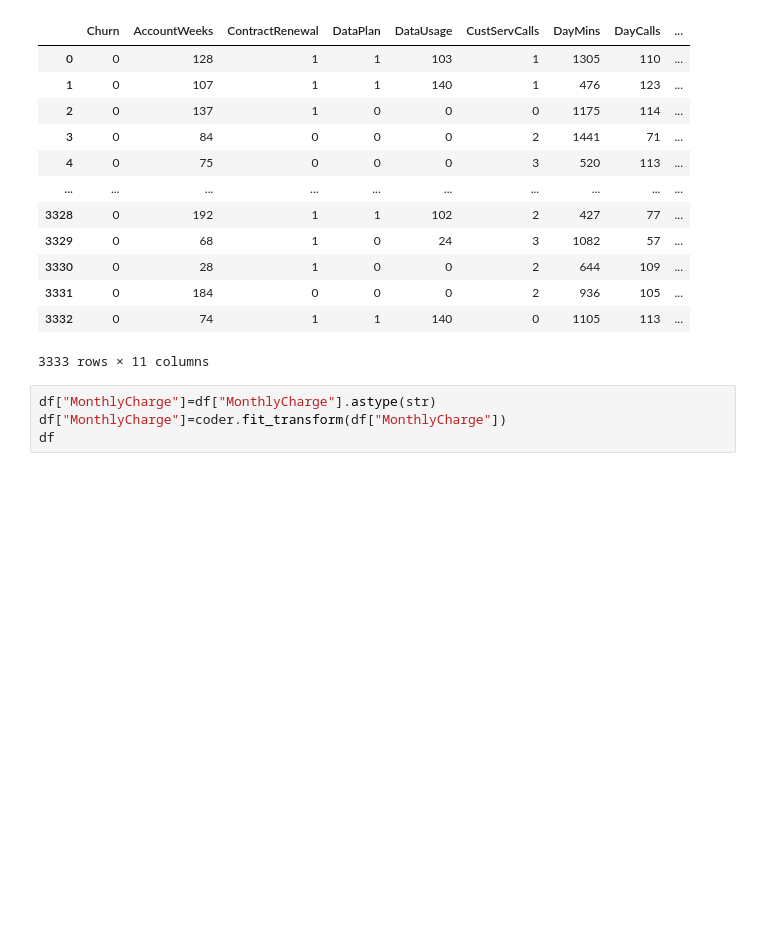
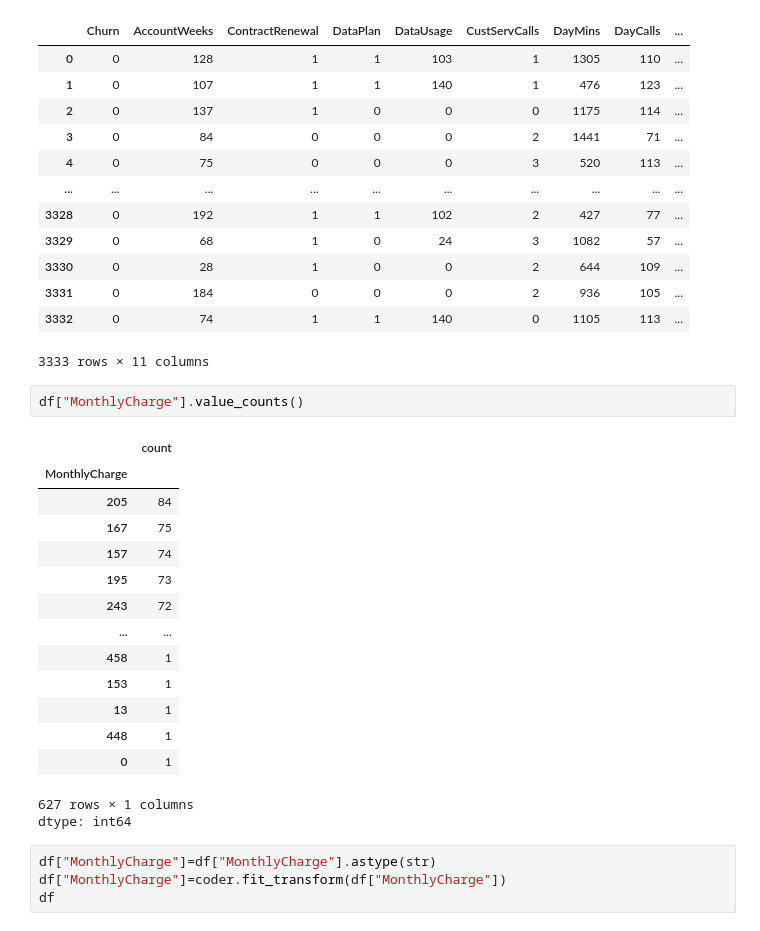
Before and after one commit to ZohaAsghar/Customer-Churn, a Jupyter notebook: customer_churn.ipynb, the cells around one changed output. Drawn from its saved outputs; the diff is of its cells as text; blank space fills up the shorter version.

```diff
--- a/customer_churn.ipynb
+++ b/customer_churn.ipynb
@@ -166,6 +202,24 @@ df
 | 3331 | 0 | 184 | 0 | 0 | 0 | 2 | 936 | 105 | ... |
 | 3332 | 0 | 74 | 1 | 1 | 140 | 0 | 1105 | 113 | ... |
 3333 rows × 11 columns
+# %%
+df["MonthlyCharge"].value_counts()
+# %% [output]
+|  | count |
+| MonthlyCharge |  |
+| 205 | 84 |
+| 167 | 75 |
+| 157 | 74 |
+| 195 | 73 |
+| 243 | 72 |
+| ... | ... |
+| 458 | 1 |
+| 153 | 1 |
+| 13 | 1 |
+| 448 | 1 |
+| 0 | 1 |
+627 rows × 1 columns
+dtype: int64
 # %%
 df["MonthlyCharge"]=df["MonthlyCharge"].astype(str)
 df["MonthlyCharge"]=coder.fit_transform(df["MonthlyCharge"])
```
Also changed, not shown: parts of 7 cells of this notebook.
